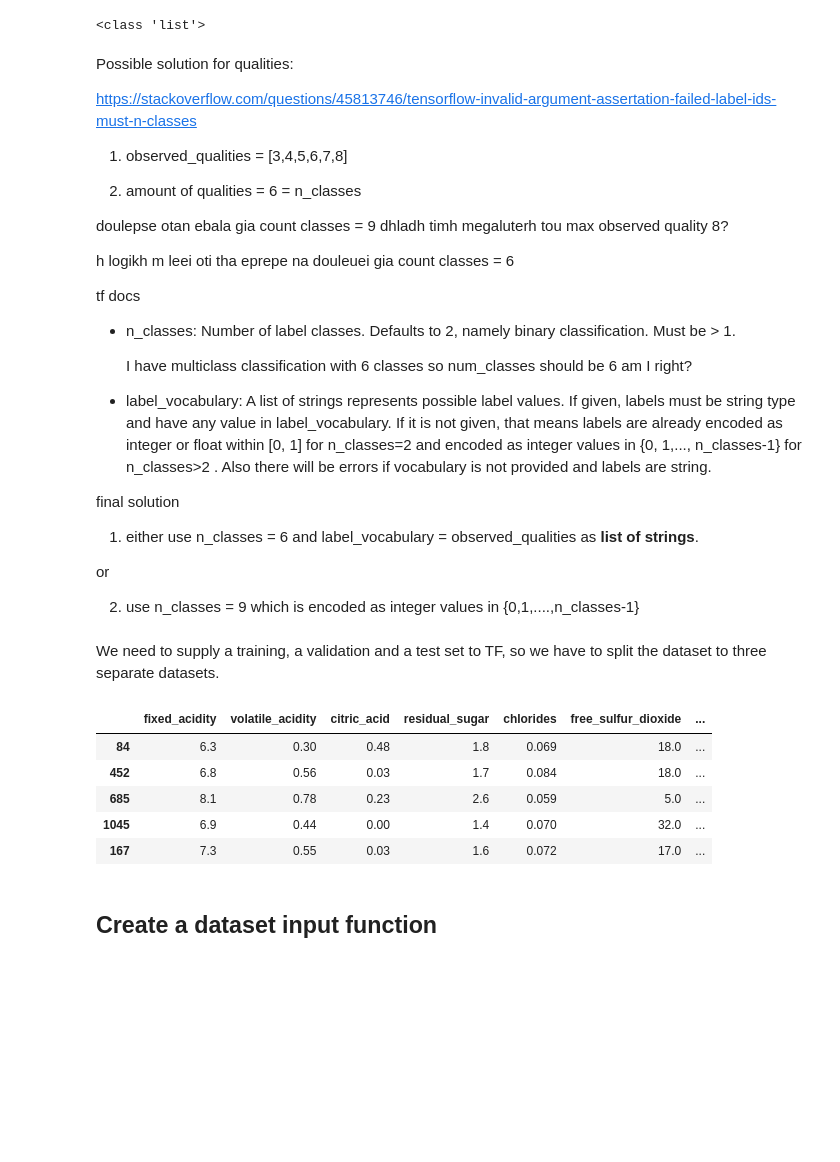
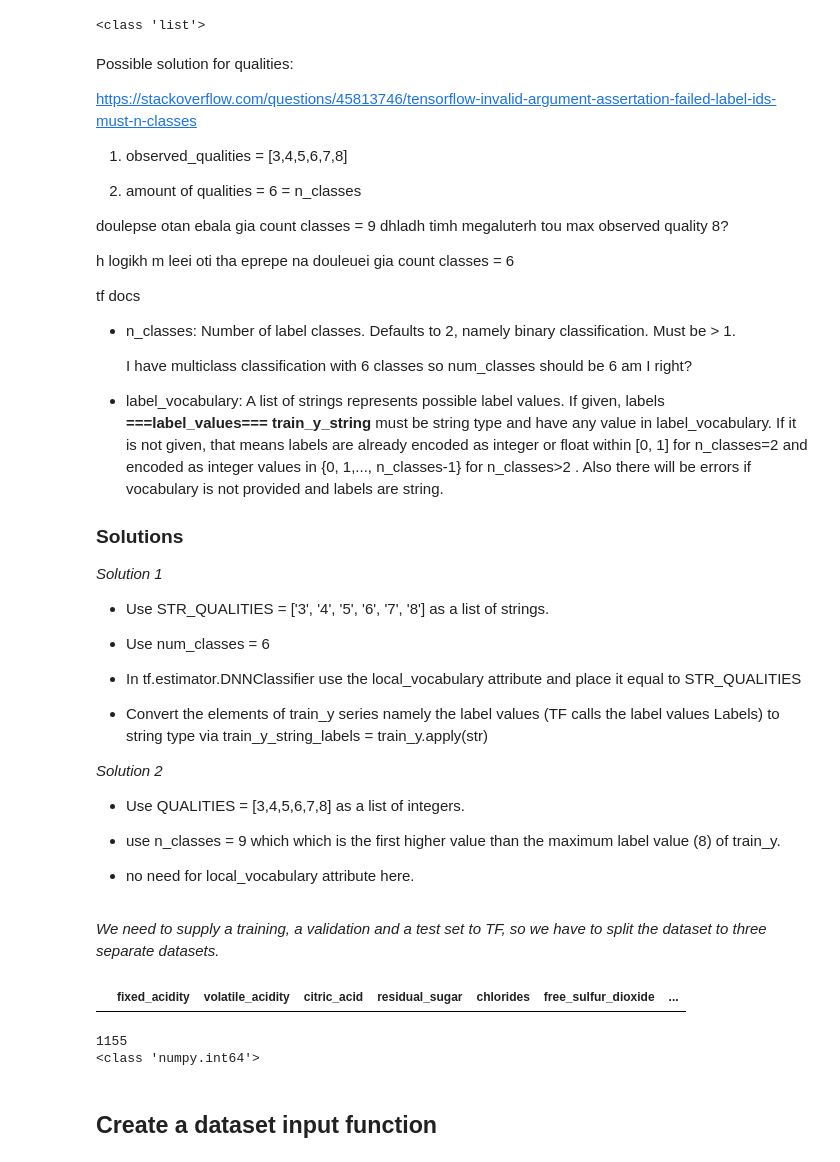
Before and after one commit to synthetica-ai/intro_to_estimators, a Jupyter notebook: estimator/estimator_functions.ipynb, the cells around one changed output. Drawn from its saved outputs; the diff is of its cells as text; code cells hidden in the pictures; blank space fills up the shorter version.

Commit message:
solved premade estimator training bug

```diff
--- a/estimator/estimator_functions.ipynb
+++ b/estimator/estimator_functions.ipynb
@@ -66,14 +80,29 @@ tf docs
 
     I have multiclass classification with 6 classes so num_classes should be 6 am I right?
 
-* label_vocabulary: A list of strings represents possible label values. If given, labels must be string type and have any value in label_vocabulary. If it is not given, that means labels are already encoded as integer or float within [0, 1] for n_classes=2 and encoded as integer values in {0, 1,..., n_classes-1} for n_classes>2 . Also there will be errors if vocabulary is not provided and labels are string.
+* label_vocabulary: A list of strings represents possible label values. If given, labels **===label_values=== train_y_string** must be string type and have any value in label_vocabulary. If it is not given, that means labels are already encoded as integer or float within [0, 1] for n_classes=2 and encoded as integer values in {0, 1,..., n_classes-1} for n_classes>2 . Also there will be errors if vocabulary is not provided and labels are string.
 
 
 
-final solution
+### Solutions
 
-1. either use n_classes = 6 and label_vocabulary = observed_qualities as **list of strings**.
 
-or
+*Solution 1*
 
-2. use n_classes = 9 which is encoded as integer values in {0,1,....,n_classes-1}
+
+* Use STR_QUALITIES = ['3', '4', '5', '6', '7', '8'] as a list of strings.
+
+* Use num_classes = 6
+
+* In tf.estimator.DNNClassifier use the local_vocabulary attribute and place it equal to STR_QUALITIES
+
+* Convert the elements of train_y series namely the label values (TF calls the label values Labels) to string type via train_y_string_labels = train_y.apply(str)
+
+
+*Solution 2*
+
+* Use QUALITIES = [3,4,5,6,7,8] as a list of integers.
+
+* use n_classes = 9 which which is the first higher value than the maximum label value (8) of train_y.
+
+* no need for local_vocabulary attribute here.
@@ -82,24 +109,19 @@ count_classes = 9
 # %% [markdown]
-We need to supply a training, a validation and a test set to TF, so we have to split the dataset to three separate datasets.
+*We need to supply a training, a validation and a test set to TF, so we have to split the dataset to three separate datasets.*
 # %%
 from sklearn.model_selection import train_test_split
 
 wines_df = wines_df.sample(frac=1) # shuffle the data of the wines_df
 
 # almost 70% training , 15% validation, 15% test set
 train_valid_df, test_set = train_test_split(wines_df, test_size=0.15)
 train_set, valid_set = train_test_split(train_valid_df, test_size=0.15)
 
 
 train_y = train_set.pop('quality')
 test_y = test_set.pop('quality')
 
 # The target label column has now been removed from the features.
-train_set.head()
+train_set.head(0)
 # %% [output]
 |  | fixed_acidity | volatile_acidity | citric_acid | residual_sugar | chlorides | free_sulfur_dioxide | ... |
-| 84 | 6.3 | 0.30 | 0.48 | 1.8 | 0.069 | 18.0 | ... |
-| 452 | 6.8 | 0.56 | 0.03 | 1.7 | 0.084 | 18.0 | ... |
-| 685 | 8.1 | 0.78 | 0.23 | 2.6 | 0.059 | 5.0 | ... |
-| 1045 | 6.9 | 0.44 | 0.00 | 1.4 | 0.070 | 32.0 | ... |
-| 167 | 7.3 | 0.55 | 0.03 | 1.6 | 0.072 | 17.0 | ... |
@@ -110,2 +128,11 @@ test_y_string = test_y.to_string()
+# %%
+# Modify label value types to string for local_vocabulary attribute to work in DNNClassifier
+
+train_y_string_labels = train_y.apply(str)
+
+test_y_string_labels = test_y.apply(str)
+# %% [output]
+1155
+<class 'numpy.int64'>
 # %%
 # json
```
Also changed, not shown: parts of 13 cells of this notebook.
